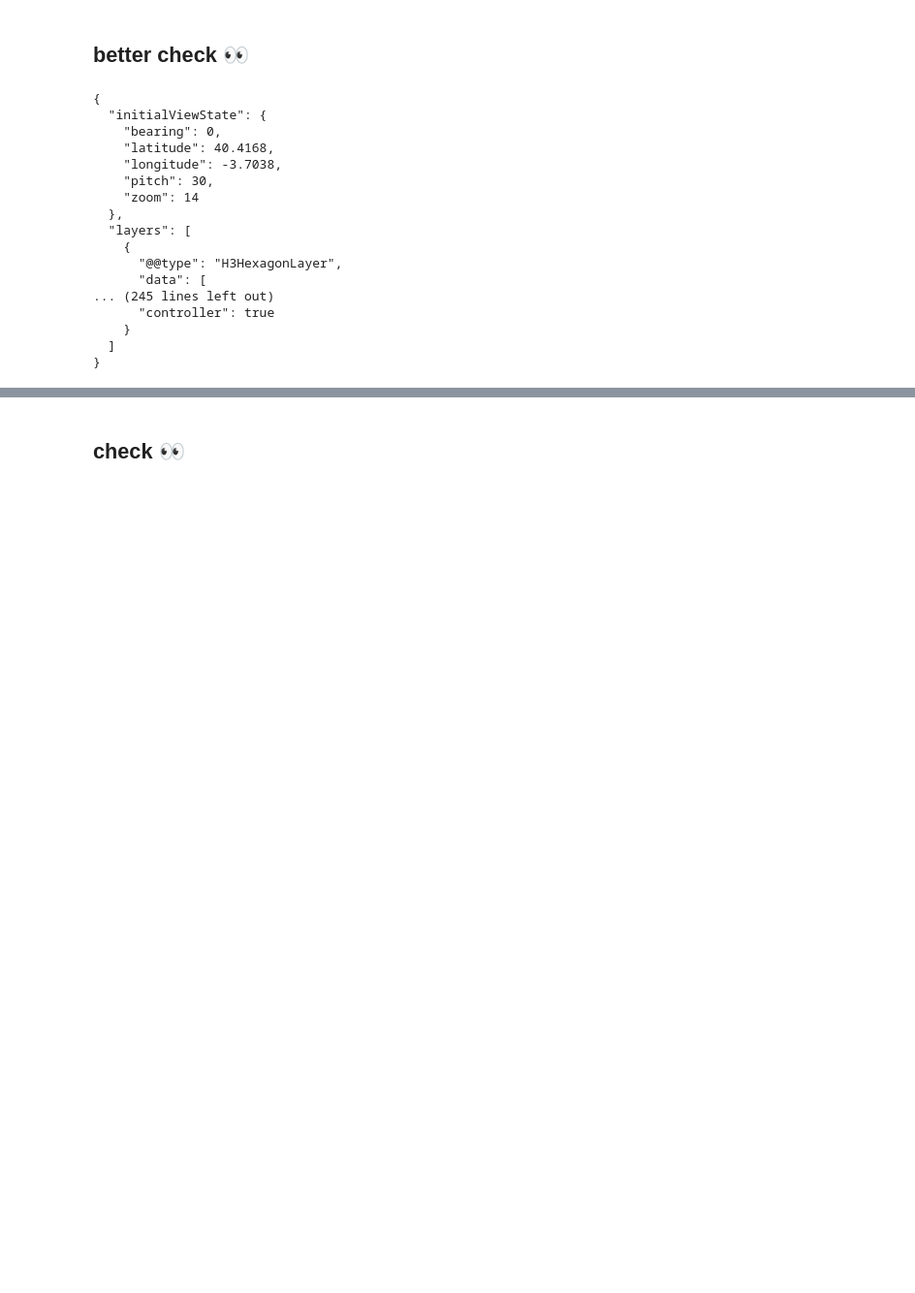
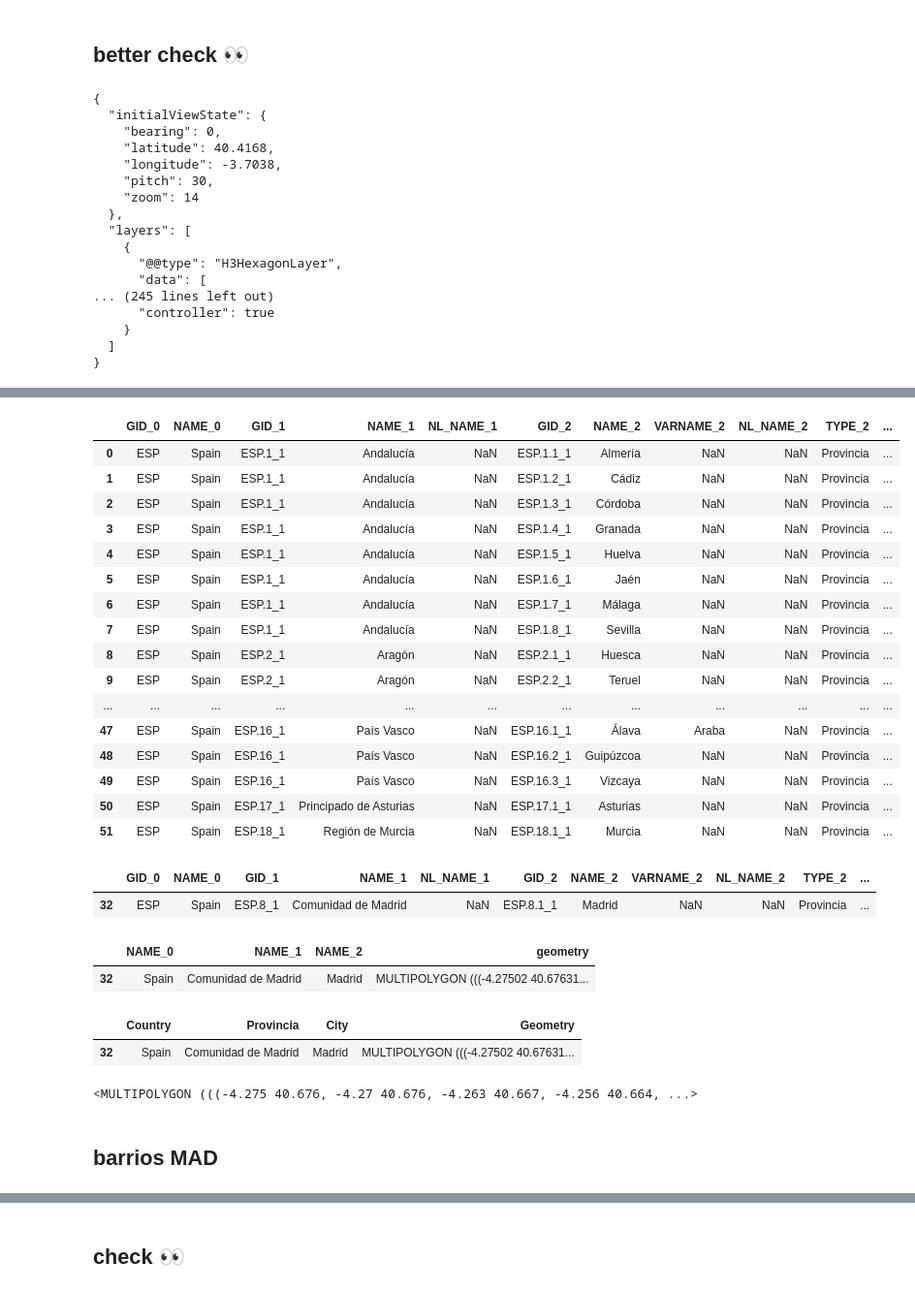
Before and after one commit to charlieciordia/AQ-MAD, a Jupyter notebook: notebook/AQ.ipynb, the cells around one changed output, grey strips where cells are left out. Shown at 97% size. Saved outputs shown, nothing was run; the diff lists cells and outputs as text; code cells hidden in the pictures; blank space fills up the shorter version.

```diff
--- a/notebook/AQ.ipynb
+++ b/notebook/AQ.ipynb
@@ -401,0 +490,48 @@ prueba_map.to_csv('prueba_NO2.csv', index = False)
+# %%
+gpkg_path = '../data/gadm36_ESP.gpkg'
+# Layer selected after sampling on GeoPackage viewer
+sp_gdf = gpd.read_file(gpkg_path, layer='gadm36_ESP_2')
+# %%
+sp_gdf
+# %% [output]
+|  | GID_0 | NAME_0 | GID_1 | NAME_1 | NL_NAME_1 | GID_2 | NAME_2 | VARNAME_2 | NL_NAME_2 | TYPE_2 | ... |
+| 0 | ESP | Spain | ESP.1_1 | Andalucía | NaN | ESP.1.1_1 | Almería | NaN | NaN | Provincia | ... |
+| 1 | ESP | Spain | ESP.1_1 | Andalucía | NaN | ESP.1.2_1 | Cádiz | NaN | NaN | Provincia | ... |
+| 2 | ESP | Spain | ESP.1_1 | Andalucía | NaN | ESP.1.3_1 | Córdoba | NaN | NaN | Provincia | ... |
+| 3 | ESP | Spain | ESP.1_1 | Andalucía | NaN | ESP.1.4_1 | Granada | NaN | NaN | Provincia | ... |
+| 4 | ESP | Spain | ESP.1_1 | Andalucía | NaN | ESP.1.5_1 | Huelva | NaN | NaN | Provincia | ... |
+| 5 | ESP | Spain | ESP.1_1 | Andalucía | NaN | ESP.1.6_1 | Jaén | NaN | NaN | Provincia | ... |
+| 6 | ESP | Spain | ESP.1_1 | Andalucía | NaN | ESP.1.7_1 | Málaga | NaN | NaN | Provincia | ... |
+| 7 | ESP | Spain | ESP.1_1 | Andalucía | NaN | ESP.1.8_1 | Sevilla | NaN | NaN | Provincia | ... |
+| 8 | ESP | Spain | ESP.2_1 | Aragón | NaN | ESP.2.1_1 | Huesca | NaN | NaN | Provincia | ... |
+| 9 | ESP | Spain | ESP.2_1 | Aragón | NaN | ESP.2.2_1 | Teruel | NaN | NaN | Provincia | ... |
+| ... | ... | ... | ... | ... | ... | ... | ... | ... | ... | ... | ... |
+| 47 | ESP | Spain | ESP.16_1 | País Vasco | NaN | ESP.16.1_1 | Álava | Araba | NaN | Provincia | ... |
+| 48 | ESP | Spain | ESP.16_1 | País Vasco | NaN | ESP.16.2_1 | Guipúzcoa | NaN | NaN | Provincia | ... |
+| 49 | ESP | Spain | ESP.16_1 | País Vasco | NaN | ESP.16.3_1 | Vizcaya | NaN | NaN | Provincia | ... |
+| 50 | ESP | Spain | ESP.17_1 | Principado de Asturias | NaN | ESP.17.1_1 | Asturias | NaN | NaN | Provincia | ... |
+| 51 | ESP | Spain | ESP.18_1 | Región de Murcia | NaN | ESP.18.1_1 | Murcia | NaN | NaN | Provincia | ... |
+# %%
+sp_gdf = sp_gdf[sp_gdf['NAME_2'] == 'Madrid']
+sp_gdf
+# %% [output]
+|  | GID_0 | NAME_0 | GID_1 | NAME_1 | NL_NAME_1 | GID_2 | NAME_2 | VARNAME_2 | NL_NAME_2 | TYPE_2 | ... |
+| 32 | ESP | Spain | ESP.8_1 | Comunidad de Madrid | NaN | ESP.8.1_1 | Madrid | NaN | NaN | Provincia | ... |
+# %%
+sp_gdf = sp_gdf[['NAME_0','NAME_1','NAME_2','geometry']]
+sp_gdf
+# %% [output]
+|  | NAME_0 | NAME_1 | NAME_2 | geometry |
+| 32 | Spain | Comunidad de Madrid | Madrid | MULTIPOLYGON (((-4.27502 40.67631... |
+# %%
+sp_gdf.columns = ['Country','Provincia','City','Geometry']
+sp_gdf
+# %% [output]
+|  | Country | Provincia | City | Geometry |
+| 32 | Spain | Comunidad de Madrid | Madrid | MULTIPOLYGON (((-4.27502 40.67631... |
+# %%
+sp_gdf.iloc[0][3]
+# %% [output]
+<MULTIPOLYGON (((-4.275 40.676, -4.27 40.676, -4.263 40.667, -4.256 40.664, ...>
+# %% [markdown]
+## barrios MAD
```
Also changed, not shown: parts of 8 cells of this notebook, 11 other files.
